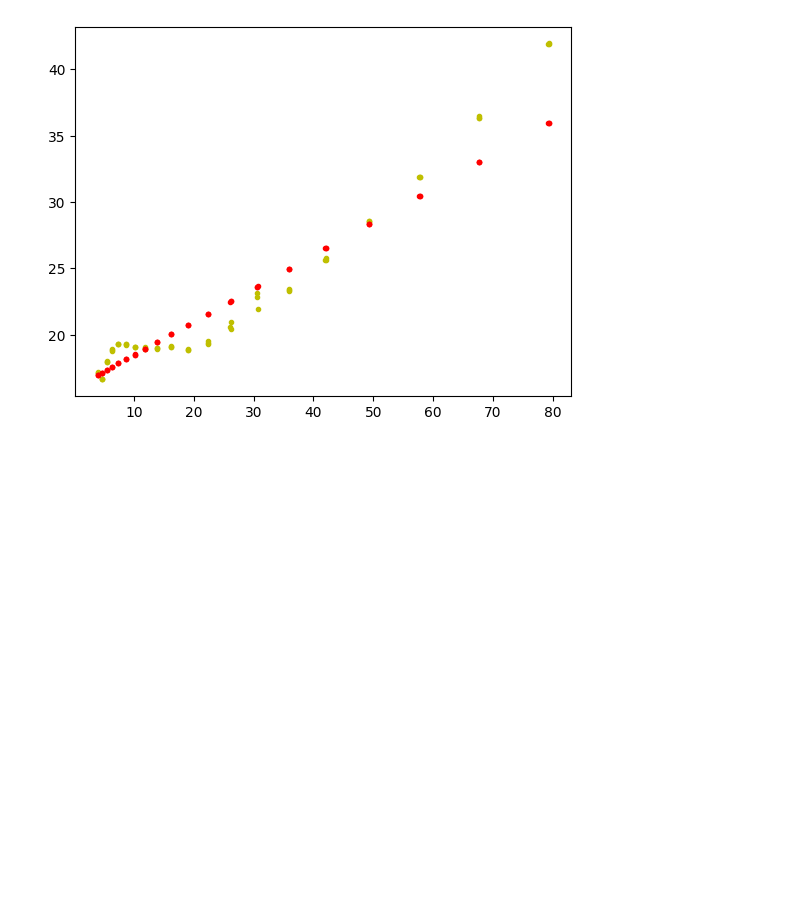
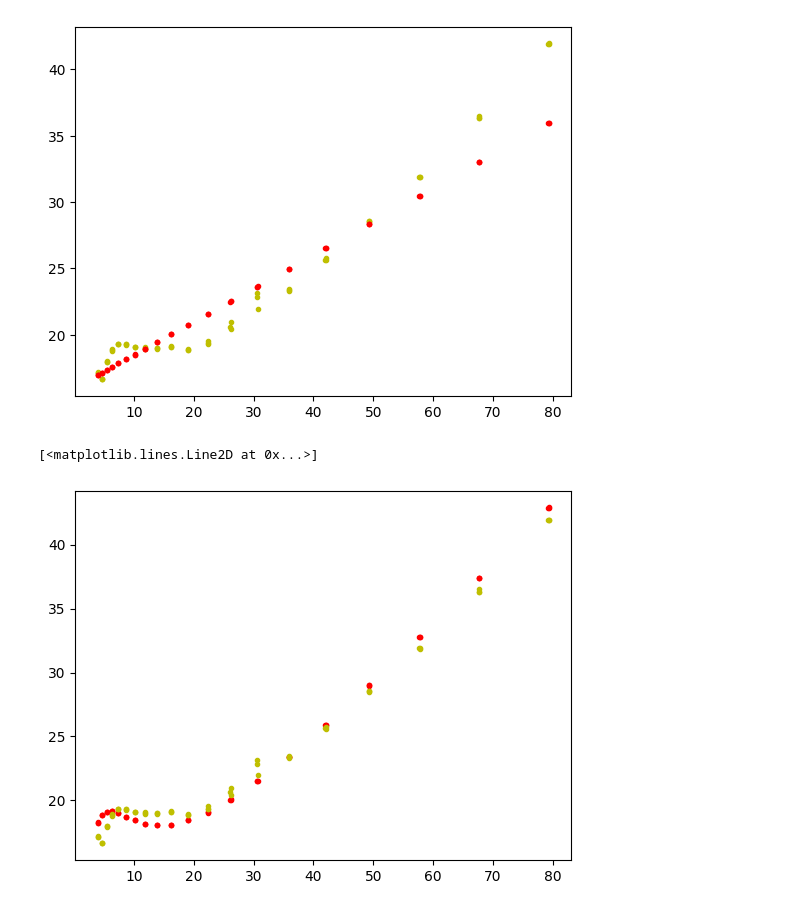
Before and after one commit to Gamal-on/YBCO, a Jupyter notebook: near0_analysis.ipynb, the cells around one changed output. Saved outputs shown, nothing was run; the diff lists cells and outputs as text; code cells hidden in the pictures; blank space fills up the shorter version.

```diff
--- a/near0_analysis.ipynb
+++ b/near0_analysis.ipynb
@@ -56,5 +56,18 @@ plt.plot(squared_temperature[0:60], theorical_hc(temperature[0:60], *res[0])/tem
 [figure]
 [figure]
 # %%
-def fit_func() :
-    return
+def fit_func(x, beta, gamma, n) :
+    k = 1.380649e-23
+    delta = 2.9461005*k*2.4
+    r = 8.31446261815324
+    phonon = beta * x
+    y = delta/(k*np.sqrt(x))
+    schottky = (y**2)* np.exp(y)/((np.exp(y) + 1)**2)
+    return phonon + gamma + n*r*1e3*schottky/np.sqrt(x)
+# %%
+plt.figure()
+plt.plot(squared_temperature[0:60], fit_func(squared_temperature[0:60], 0.5, 2, 0.01), ".r")
+plt.plot(squared_temperature[0:60], C_div_T[0:60], "y.", label='Experimental data')
+# %% [output]
+[<matplotlib.lines.Line2D at 0x...>]
+[figure, added]
```
Also changed, not shown: parts of 1 cell of this notebook, 1 other file.
